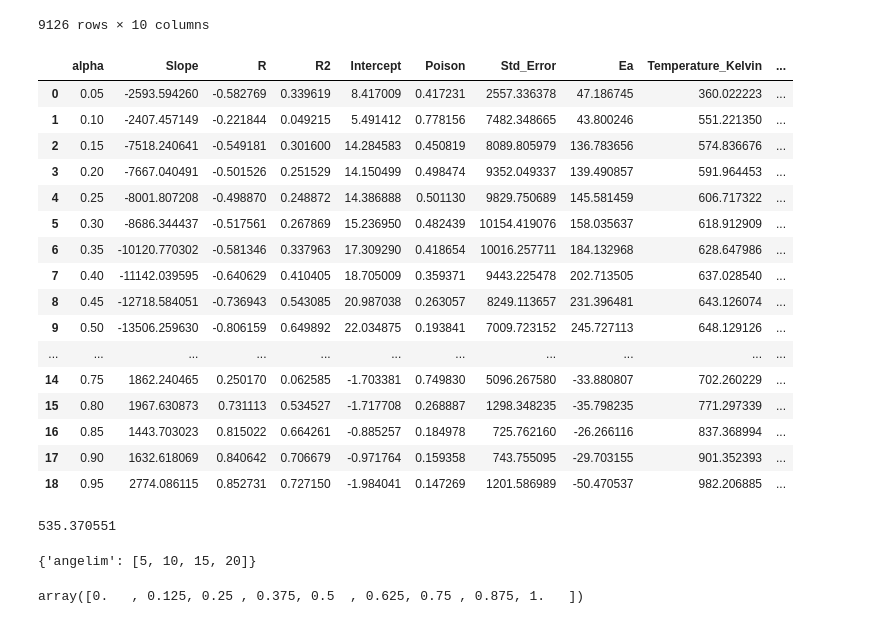
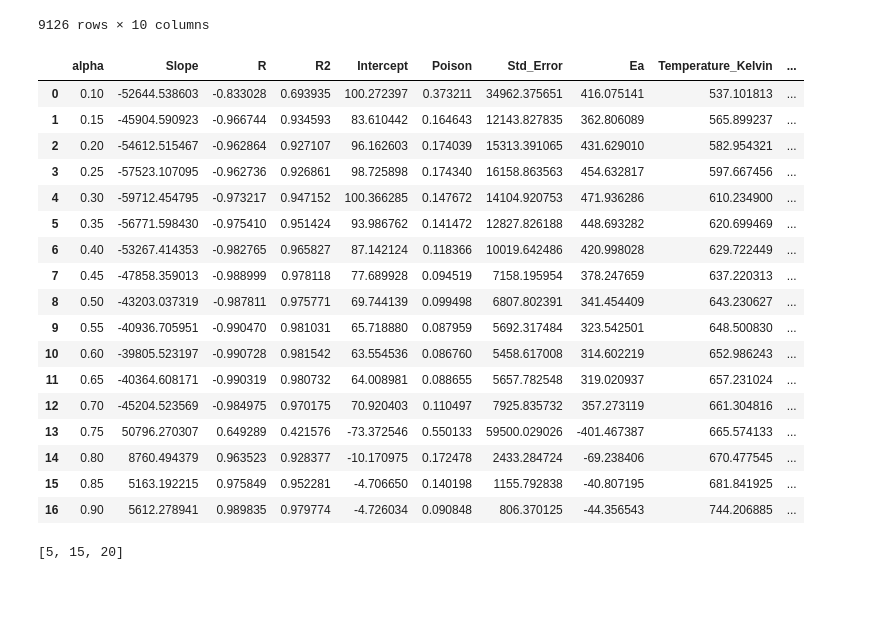
Before and after one commit to matheusdepra/kiskadee, a Jupyter notebook: kiskadee/fwo.ipynb, the cells around one changed output. Drawn from its saved outputs; the diff is of its cells as text; code cells hidden in the pictures; blank space fills up the shorter version.

```diff
--- a/kiskadee/fwo.ipynb
+++ b/kiskadee/fwo.ipynb
@@ -1,4 +1,6 @@
 # %%
 from thermogravimetricAnalysis import TGA
 tga = TGA()
+# %%
+sample = 'angelim'
 # %%
@@ -67,36 +42,29 @@ def intermediateFWOCalculation(sample, alpha_min=0.1, alpha_max=0.8, alpha_spaci
 from kinetics import Kinetics
 # %%
 k = Kinetics()
-k.loadData(tga.data['angelim'], tga.sampleHeatingRates['angelim'])
+k.loadData(tga.data[sample], tga.sampleHeatingRates[sample])
 # %%
-k.FWO(alpha_min=0.05, alpha_max=0.95, alpha_spacing=0.05)
+k.FWO(alpha_min=0.1, alpha_max=0.9, alpha_spacing=0.05)
 # %% [output]
 |  | alpha | Slope | R | R2 | Intercept | Poison | Std_Error | Ea | Temperature_Kelvin | ... |
-| 0 | 0.05 | -2593.594260 | -0.582769 | 0.339619 | 8.417009 | 0.417231 | 2557.336378 | 47.186745 | 360.022223 | ... |
-| 1 | 0.10 | -2407.457149 | -0.221844 | 0.049215 | 5.491412 | 0.778156 | 7482.348665 | 43.800246 | 551.221350 | ... |
-| 2 | 0.15 | -7518.240641 | -0.549181 | 0.301600 | 14.284583 | 0.450819 | 8089.805979 | 136.783656 | 574.836676 | ... |
-| 3 | 0.20 | -7667.040491 | -0.501526 | 0.251529 | 14.150499 | 0.498474 | 9352.049337 | 139.490857 | 591.964453 | ... |
-| 4 | 0.25 | -8001.807208 | -0.498870 | 0.248872 | 14.386888 | 0.501130 | 9829.750689 | 145.581459 | 606.717322 | ... |
-| 5 | 0.30 | -8686.344437 | -0.517561 | 0.267869 | 15.236950 | 0.482439 | 10154.419076 | 158.035637 | 618.912909 | ... |
-| 6 | 0.35 | -10120.770302 | -0.581346 | 0.337963 | 17.309290 | 0.418654 | 10016.257711 | 184.132968 | 628.647986 | ... |
-| 7 | 0.40 | -11142.039595 | -0.640629 | 0.410405 | 18.705009 | 0.359371 | 9443.225478 | 202.713505 | 637.028540 | ... |
-| 8 | 0.45 | -12718.584051 | -0.736943 | 0.543085 | 20.987038 | 0.263057 | 8249.113657 | 231.396481 | 643.126074 | ... |
-| 9 | 0.50 | -13506.259630 | -0.806159 | 0.649892 | 22.034875 | 0.193841 | 7009.723152 | 245.727113 | 648.129126 | ... |
-| ... | ... | ... | ... | ... | ... | ... | ... | ... | ... | ... |
-| 14 | 0.75 | 1862.240465 | 0.250170 | 0.062585 | -1.703381 | 0.749830 | 5096.267580 | -33.880807 | 702.260229 | ... |
-| 15 | 0.80 | 1967.630873 | 0.731113 | 0.534527 | -1.717708 | 0.268887 | 1298.348235 | -35.798235 | 771.297339 | ... |
-| 16 | 0.85 | 1443.703023 | 0.815022 | 0.664261 | -0.885257 | 0.184978 | 725.762160 | -26.266116 | 837.368994 | ... |
-| 17 | 0.90 | 1632.618069 | 0.840642 | 0.706679 | -0.971764 | 0.159358 | 743.755095 | -29.703155 | 901.352393 | ... |
-| 18 | 0.95 | 2774.086115 | 0.852731 | 0.727150 | -1.984041 | 0.147269 | 1201.586989 | -50.470537 | 982.206885 | ... |
+| 0 | 0.10 | -52644.538603 | -0.833028 | 0.693935 | 100.272397 | 0.373211 | 34962.375651 | 416.075141 | 537.101813 | ... |
+| 1 | 0.15 | -45904.590923 | -0.966744 | 0.934593 | 83.610442 | 0.164643 | 12143.827835 | 362.806089 | 565.899237 | ... |
+| 2 | 0.20 | -54612.515467 | -0.962864 | 0.927107 | 96.162603 | 0.174039 | 15313.391065 | 431.629010 | 582.954321 | ... |
+| 3 | 0.25 | -57523.107095 | -0.962736 | 0.926861 | 98.725898 | 0.174340 | 16158.863563 | 454.632817 | 597.667456 | ... |
+| 4 | 0.30 | -59712.454795 | -0.973217 | 0.947152 | 100.366285 | 0.147672 | 14104.920753 | 471.936286 | 610.234900 | ... |
+| 5 | 0.35 | -56771.598430 | -0.975410 | 0.951424 | 93.986762 | 0.141472 | 12827.826188 | 448.693282 | 620.699469 | ... |
+| 6 | 0.40 | -53267.414353 | -0.982765 | 0.965827 | 87.142124 | 0.118366 | 10019.642486 | 420.998028 | 629.722449 | ... |
+| 7 | 0.45 | -47858.359013 | -0.988999 | 0.978118 | 77.689928 | 0.094519 | 7158.195954 | 378.247659 | 637.220313 | ... |
+| 8 | 0.50 | -43203.037319 | -0.987811 | 0.975771 | 69.744139 | 0.099498 | 6807.802391 | 341.454409 | 643.230627 | ... |
+| 9 | 0.55 | -40936.705951 | -0.990470 | 0.981031 | 65.718880 | 0.087959 | 5692.317484 | 323.542501 | 648.500830 | ... |
+| 10 | 0.60 | -39805.523197 | -0.990728 | 0.981542 | 63.554536 | 0.086760 | 5458.617008 | 314.602219 | 652.986243 | ... |
+| 11 | 0.65 | -40364.608171 | -0.990319 | 0.980732 | 64.008981 | 0.088655 | 5657.782548 | 319.020937 | 657.231024 | ... |
+| 12 | 0.70 | -45204.523569 | -0.984975 | 0.970175 | 70.920403 | 0.110497 | 7925.835732 | 357.273119 | 661.304816 | ... |
+| 13 | 0.75 | 50796.270307 | 0.649289 | 0.421576 | -73.372546 | 0.550133 | 59500.029026 | -401.467387 | 665.574133 | ... |
+| 14 | 0.80 | 8760.494379 | 0.963523 | 0.928377 | -10.170975 | 0.172478 | 2433.284724 | -69.238406 | 670.477545 | ... |
+| 15 | 0.85 | 5163.192215 | 0.975849 | 0.952281 | -4.706650 | 0.140198 | 1155.792838 | -40.807195 | 681.841925 | ... |
+| 16 | 0.90 | 5612.278941 | 0.989835 | 0.979774 | -4.726034 | 0.090848 | 806.370125 | -44.356543 | 744.206885 | ... |
-# %%
-tga.data['angelim'][5].iloc[2793]['temperature_k']
-# %% [output]
-535.370551
-# %%
-tga.sampleHeatingRates
-# %% [output]
-{'angelim': [5, 10, 15, 20]}
-# %%
-np.linspace(0, 1, num=9)
-# %% [output]
-array([0.   , 0.125, 0.25 , 0.375, 0.5  , 0.625, 0.75 , 0.875, 1.   ])
+# %%
+k.heating_rates
+# %% [output]
+[5, 15, 20]
```
Also changed, not shown: parts of 8 cells of this notebook, 2 other files.
